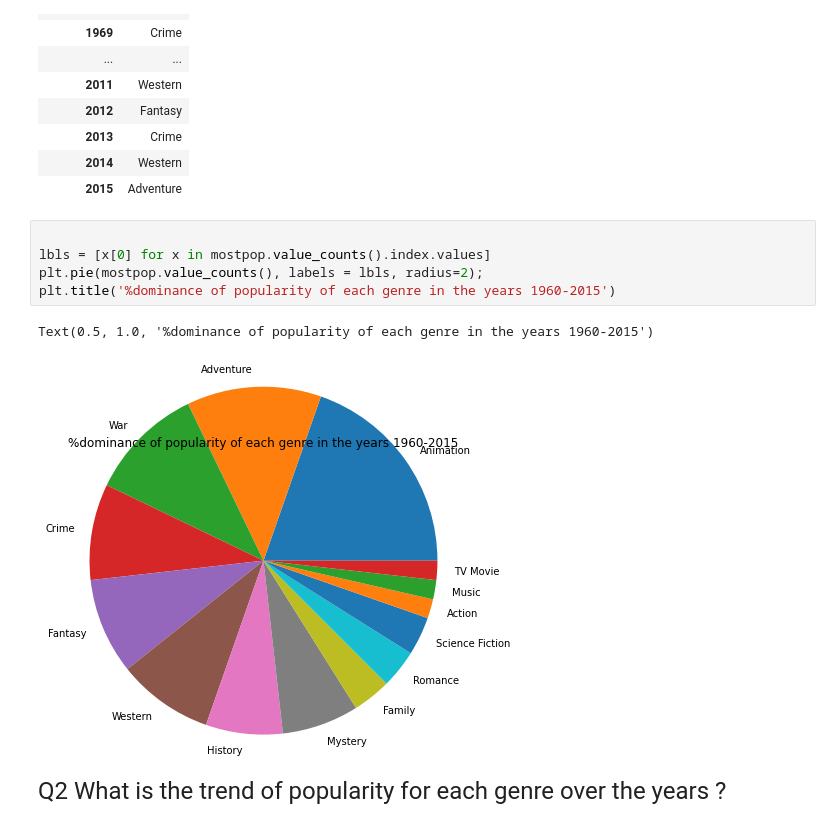
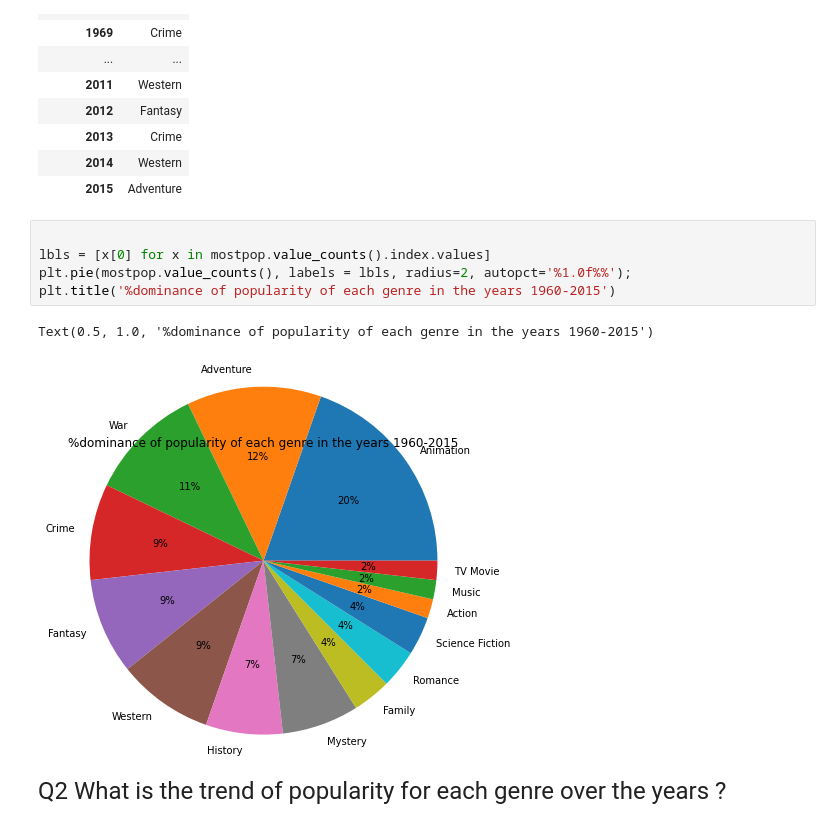
Before and after one commit to Noor-Nizar/FWD_DataAnalytics, a Jupyter notebook: proj.ipynb, the cells around one changed output. Drawn from its saved outputs; the diff is of its cells as text.

```diff
--- a/proj.ipynb
+++ b/proj.ipynb
@@ -73,11 +73,11 @@ mostpop
 # %%
 
 lbls = [x[0] for x in mostpop.value_counts().index.values]
-plt.pie(mostpop.value_counts(), labels = lbls, radius=2);
+plt.pie(mostpop.value_counts(), labels = lbls, radius=2, autopct='%1.0f%%');
 plt.title('%dominance of popularity of each genre in the years 1960-2015')
 # %% [output]
 Text(0.5, 1.0, '%dominance of popularity of each genre in the years 1960-2015')
-[figure, old version]
+[figure, new version]
 # %% [markdown]
 <font size="5">Q2 What is the trend of popularity for each genre over the years ?</font>
 # %%
```
Also changed, not shown: parts of 4 cells of this notebook.
